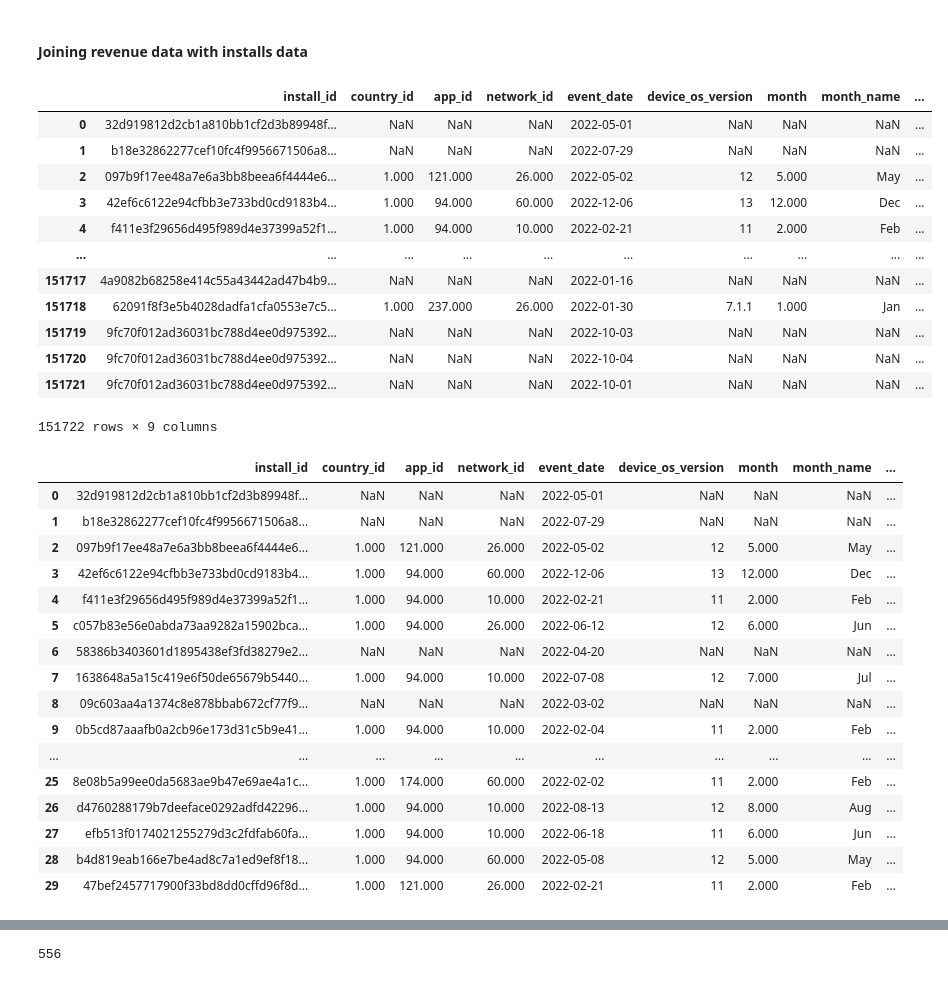
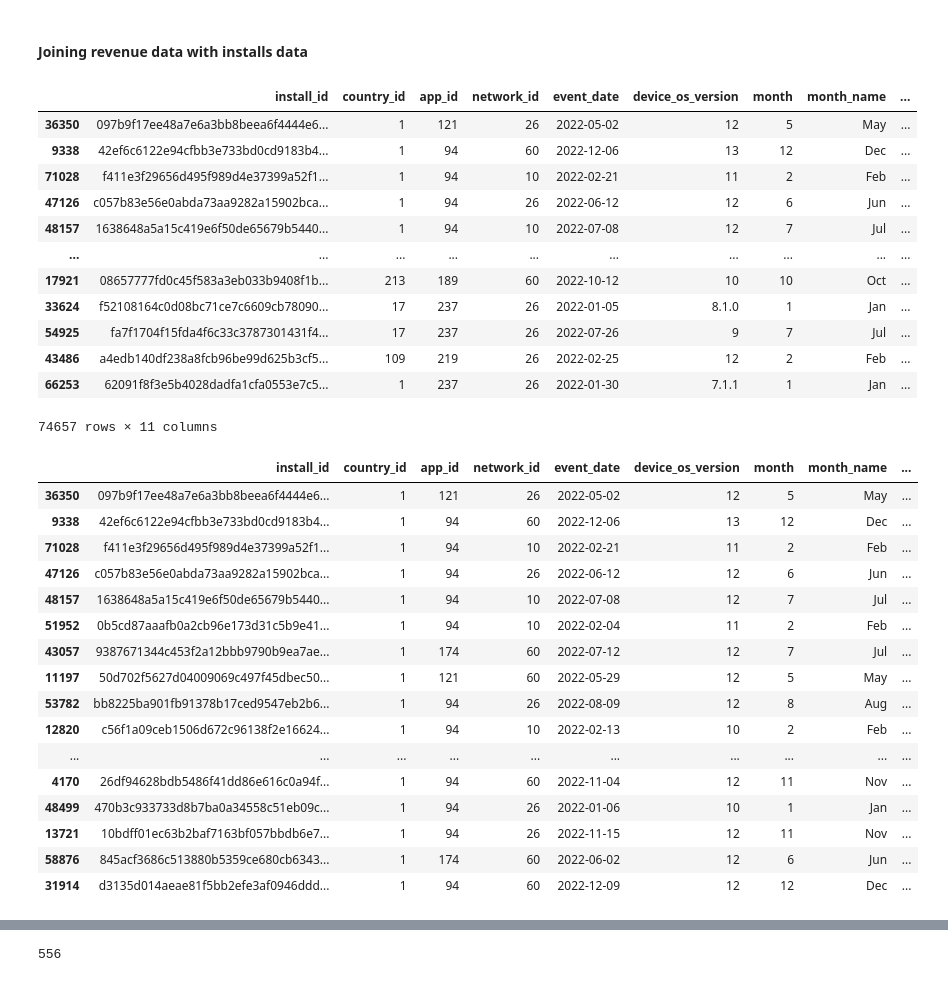
Before and after one commit to roshaan7zafar/JustDice, a Jupyter notebook: main.ipynb, the cells around one changed output, grey strips where cells are left out. Cells and saved outputs as stored; diff of their text form; code cells hidden in the pictures.

```diff
--- a/main.ipynb
+++ b/main.ipynb
@@ -393,3 +394,4 @@ install_per_country_per_os.head(20)
 ## Revenue
 # %%
 revenue_df = pd.read_csv(r'D:\JustDice-Analytics-Engineer-Hiring-Case-main\revenue.csv')
+revenue_df.rename(columns ={"value_usd":"revenue"},inplace=True)
@@ -402,5 +420,5 @@ revenue_df['month_name'] = revenue_df['month'].apply(lambda x: calendar.month_ab
 ##### Add weekday to revenue
 # %%
 revenue_df['week'] = pd.DatetimeIndex(revenue_df['event_date']).day_of_week
-revenue_df["weekday"] = revenue_df['week'].apply(lambda x:calendar.day_abbr[x])
+revenue_df["week_day"] = revenue_df['week'].apply(lambda x:calendar.day_abbr[x])
 # %%
@@ -447,6 +453,6 @@ pd.set_option('display.float_format', lambda x: '%.3f' % x)
 # %%
 
-revenue_sum_df = revenue_df.groupby(["install_id","event_date"])['value_usd'].sum().sort_values(ascending=False).reset_index(name='revenue_sum')
+revenue_sum_df = revenue_df.groupby(["install_id","event_date"])['revenue'].sum().sort_values(ascending=False).reset_index(name='revenue_sum')
 # %%
 revenue_sum_df
 # %% [output]
@@ -466,42 +472,42 @@ revenue_sum_df
 # %% [markdown]
 #### Joining revenue data with installs data
 # %%
-revenue_sum_install_df = pd.merge(installs_df,revenue_sum_df,on=['install_id','event_date'],how='right')
+revenue_sum_install_df = pd.merge(installs_df,revenue_sum_df,on=['install_id','event_date'],how='inner')
 revenue_sum_install_df.sort_values(ascending=False,by='revenue_sum')
 # %% [output]
 |  | install_id | country_id | app_id | network_id | event_date | device_os_version | month | month_name | ... |
-| 0 | 32d919812d2cb1a810bb1cf2d3b89948f... | NaN | NaN | NaN | 2022-05-01 | NaN | NaN | NaN | ... |
-| 1 | b18e32862277cef10fc4f9956671506a8... | NaN | NaN | NaN | 2022-07-29 | NaN | NaN | NaN | ... |
-| 2 | 097b9f17ee48a7e6a3bb8beea6f4444e6... | 1.000 | 121.000 | 26.000 | 2022-05-02 | 12 | 5.000 | May | ... |
-| 3 | 42ef6c6122e94cfbb3e733bd0cd9183b4... | 1.000 | 94.000 | 60.000 | 2022-12-06 | 13 | 12.000 | Dec | ... |
-| 4 | f411e3f29656d495f989d4e37399a52f1... | 1.000 | 94.000 | 10.000 | 2022-02-21 | 11 | 2.000 | Feb | ... |
+| 36350 | 097b9f17ee48a7e6a3bb8beea6f4444e6... | 1 | 121 | 26 | 2022-05-02 | 12 | 5 | May | ... |
+| 9338 | 42ef6c6122e94cfbb3e733bd0cd9183b4... | 1 | 94 | 60 | 2022-12-06 | 13 | 12 | Dec | ... |
+| 71028 | f411e3f29656d495f989d4e37399a52f1... | 1 | 94 | 10 | 2022-02-21 | 11 | 2 | Feb | ... |
+| 47126 | c057b83e56e0abda73aa9282a15902bca... | 1 | 94 | 26 | 2022-06-12 | 12 | 6 | Jun | ... |
+| 48157 | 1638648a5a15c419e6f50de65679b5440... | 1 | 94 | 10 | 2022-07-08 | 12 | 7 | Jul | ... |
 | ... | ... | ... | ... | ... | ... | ... | ... | ... | ... |
-| 151717 | 4a9082b68258e414c55a43442ad47b4b9... | NaN | NaN | NaN | 2022-01-16 | NaN | NaN | NaN | ... |
-| 151718 | 62091f8f3e5b4028dadfa1cfa0553e7c5... | 1.000 | 237.000 | 26.000 | 2022-01-30 | 7.1.1 | 1.000 | Jan | ... |
-| 151719 | 9fc70f012ad36031bc788d4ee0d975392... | NaN | NaN | NaN | 2022-10-03 | NaN | NaN | NaN | ... |
-| 151720 | 9fc70f012ad36031bc788d4ee0d975392... | NaN | NaN | NaN | 2022-10-04 | NaN | NaN | NaN | ... |
-| 151721 | 9fc70f012ad36031bc788d4ee0d975392... | NaN | NaN | NaN | 2022-10-01 | NaN | NaN | NaN | ... |
+| 17921 | 08657777fd0c45f583a3eb033b9408f1b... | 213 | 189 | 60 | 2022-10-12 | 10 | 10 | Oct | ... |
+| 33624 | f52108164c0d08bc71ce7c6609cb78090... | 17 | 237 | 26 | 2022-01-05 | 8.1.0 | 1 | Jan | ... |
+| 54925 | fa7f1704f15fda4f6c33c3787301431f4... | 17 | 237 | 26 | 2022-07-26 | 9 | 7 | Jul | ... |
+| 43486 | a4edb140df238a8fcb96be99d625b3cf5... | 109 | 219 | 26 | 2022-02-25 | 12 | 2 | Feb | ... |
+| 66253 | 62091f8f3e5b4028dadfa1cfa0553e7c5... | 1 | 237 | 26 | 2022-01-30 | 7.1.1 | 1 | Jan | ... |
-151722 rows × 9 columns
+74657 rows × 11 columns
 # %%
 revenue_sum_install_df.sort_values(ascending=False,by='revenue_sum').head(30)
 # %% [output]
 |  | install_id | country_id | app_id | network_id | event_date | device_os_version | month | month_name | ... |
-| 0 | 32d919812d2cb1a810bb1cf2d3b89948f... | NaN | NaN | NaN | 2022-05-01 | NaN | NaN | NaN | ... |
-| 1 | b18e32862277cef10fc4f9956671506a8... | NaN | NaN | NaN | 2022-07-29 | NaN | NaN | NaN | ... |
-| 2 | 097b9f17ee48a7e6a3bb8beea6f4444e6... | 1.000 | 121.000 | 26.000 | 2022-05-02 | 12 | 5.000 | May | ... |
-| 3 | 42ef6c6122e94cfbb3e733bd0cd9183b4... | 1.000 | 94.000 | 60.000 | 2022-12-06 | 13 | 12.000 | Dec | ... |
-| 4 | f411e3f29656d495f989d4e37399a52f1... | 1.000 | 94.000 | 10.000 | 2022-02-21 | 11 | 2.000 | Feb | ... |
-| 5 | c057b83e56e0abda73aa9282a15902bca... | 1.000 | 94.000 | 26.000 | 2022-06-12 | 12 | 6.000 | Jun | ... |
-| 6 | 58386b3403601d1895438ef3fd38279e2... | NaN | NaN | NaN | 2022-04-20 | NaN | NaN | NaN | ... |
-| 7 | 1638648a5a15c419e6f50de65679b5440... | 1.000 | 94.000 | 10.000 | 2022-07-08 | 12 | 7.000 | Jul | ... |
-| 8 | 09c603aa4a1374c8e878bbab672cf77f9... | NaN | NaN | NaN | 2022-03-02 | NaN | NaN | NaN | ... |
-| 9 | 0b5cd87aaafb0a2cb96e173d31c5b9e41... | 1.000 | 94.000 | 10.000 | 2022-02-04 | 11 | 2.000 | Feb | ... |
+| 36350 | 097b9f17ee48a7e6a3bb8beea6f4444e6... | 1 | 121 | 26 | 2022-05-02 | 12 | 5 | May | ... |
+| 9338 | 42ef6c6122e94cfbb3e733bd0cd9183b4... | 1 | 94 | 60 | 2022-12-06 | 13 | 12 | Dec | ... |
+| 71028 | f411e3f29656d495f989d4e37399a52f1... | 1 | 94 | 10 | 2022-02-21 | 11 | 2 | Feb | ... |
+| 47126 | c057b83e56e0abda73aa9282a15902bca... | 1 | 94 | 26 | 2022-06-12 | 12 | 6 | Jun | ... |
+| 48157 | 1638648a5a15c419e6f50de65679b5440... | 1 | 94 | 10 | 2022-07-08 | 12 | 7 | Jul | ... |
+| 51952 | 0b5cd87aaafb0a2cb96e173d31c5b9e41... | 1 | 94 | 10 | 2022-02-04 | 11 | 2 | Feb | ... |
+| 43057 | 9387671344c453f2a12bbb9790b9ea7ae... | 1 | 174 | 60 | 2022-07-12 | 12 | 7 | Jul | ... |
+| 11197 | 50d702f5627d04009069c497f45dbec50... | 1 | 121 | 60 | 2022-05-29 | 12 | 5 | May | ... |
+| 53782 | bb8225ba901fb91378b17ced9547eb2b6... | 1 | 94 | 26 | 2022-08-09 | 12 | 8 | Aug | ... |
+| 12820 | c56f1a09ceb1506d672c96138f2e16624... | 1 | 94 | 10 | 2022-02-13 | 10 | 2 | Feb | ... |
 | ... | ... | ... | ... | ... | ... | ... | ... | ... | ... |
-| 25 | 8e08b5a99ee0da5683ae9b47e69ae4a1c... | 1.000 | 174.000 | 60.000 | 2022-02-02 | 11 | 2.000 | Feb | ... |
-| 26 | d4760288179b7deeface0292adfd42296... | 1.000 | 94.000 | 10.000 | 2022-08-13 | 12 | 8.000 | Aug | ... |
-| 27 | efb513f0174021255279d3c2fdfab60fa... | 1.000 | 94.000 | 10.000 | 2022-06-18 | 11 | 6.000 | Jun | ... |
-| 28 | b4d819eab166e7be4ad8c7a1ed9ef8f18... | 1.000 | 94.000 | 60.000 | 2022-05-08 | 12 | 5.000 | May | ... |
-| 29 | 47bef2457717900f33bd8dd0cffd96f8d... | 1.000 | 121.000 | 26.000 | 2022-02-21 | 11 | 2.000 | Feb | ... |
+| 4170 | 26df94628bdb5486f41dd86e616c0a94f... | 1 | 94 | 60 | 2022-11-04 | 12 | 11 | Nov | ... |
+| 48499 | 470b3c933733d8b7ba0a34558c51eb09c... | 1 | 94 | 26 | 2022-01-06 | 10 | 1 | Jan | ... |
+| 13721 | 10bdff01ec63b2baf7163bf057bbdb6e7... | 1 | 94 | 26 | 2022-11-15 | 12 | 11 | Nov | ... |
+| 58876 | 845acf3686c513880b5359ce680cb6343... | 1 | 174 | 60 | 2022-06-02 | 12 | 6 | Jun | ... |
+| 31914 | d3135d014aeae81f5bb2efe3af0946ddd... | 1 | 94 | 60 | 2022-12-09 | 12 | 12 | Dec | ... |
 # %%
 revenue_sum_install_df.groupby(["install_id","event_date","country_id","app_id","network_id"])['revenue_sum'].sum().sort_values(ascending=False).reset_index(name='revenue_sum')
 # %% [output]
```
Also changed, not shown: parts of 26 cells of this notebook.
